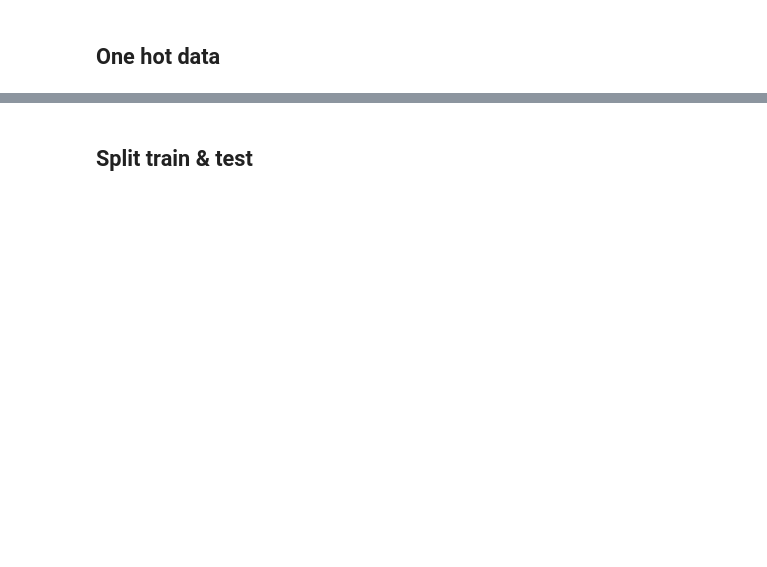
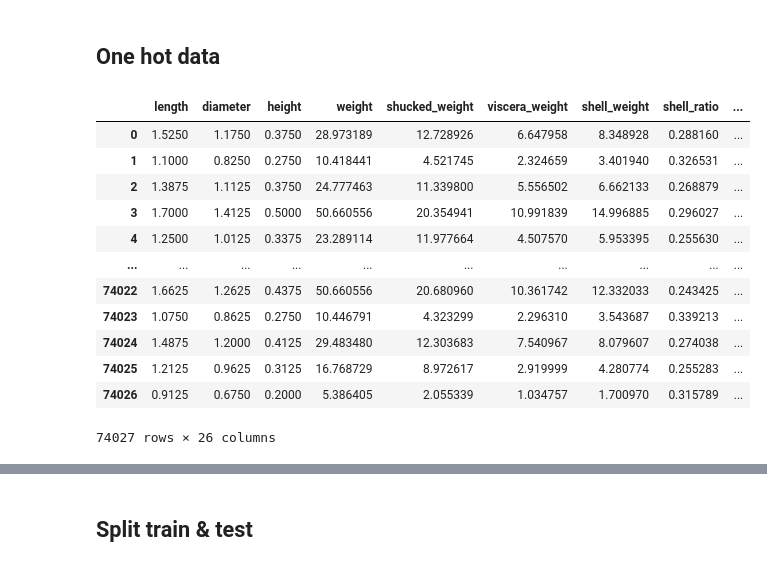
Before and after one commit to 2ThuyThuy/kaggle_reseach, a Jupyter notebook: regression_crab_age/create pipeline processing model.ipynb, the cells around one changed output, grey strips where cells are left out. Cells and saved outputs as stored; diff of their text form; code cells hidden in the pictures; blank space fills up the shorter version.

```diff
--- a/regression_crab_age/create pipeline processing model.ipynb
+++ b/regression_crab_age/create pipeline processing model.ipynb
@@ -22,0 +123,16 @@ X = df_train.drop(["id","Age"], axis=1)
+# %%
+X
+# %% [output]
+|  | length | diameter | height | weight | shucked_weight | viscera_weight | shell_weight | shell_ratio | ... |
+| 0 | 1.5250 | 1.1750 | 0.3750 | 28.973189 | 12.728926 | 6.647958 | 8.348928 | 0.288160 | ... |
+| 1 | 1.1000 | 0.8250 | 0.2750 | 10.418441 | 4.521745 | 2.324659 | 3.401940 | 0.326531 | ... |
+| 2 | 1.3875 | 1.1125 | 0.3750 | 24.777463 | 11.339800 | 5.556502 | 6.662133 | 0.268879 | ... |
+| 3 | 1.7000 | 1.4125 | 0.5000 | 50.660556 | 20.354941 | 10.991839 | 14.996885 | 0.296027 | ... |
+| 4 | 1.2500 | 1.0125 | 0.3375 | 23.289114 | 11.977664 | 4.507570 | 5.953395 | 0.255630 | ... |
+| ... | ... | ... | ... | ... | ... | ... | ... | ... | ... |
+| 74022 | 1.6625 | 1.2625 | 0.4375 | 50.660556 | 20.680960 | 10.361742 | 12.332033 | 0.243425 | ... |
+| 74023 | 1.0750 | 0.8625 | 0.2750 | 10.446791 | 4.323299 | 2.296310 | 3.543687 | 0.339213 | ... |
+| 74024 | 1.4875 | 1.2000 | 0.4125 | 29.483480 | 12.303683 | 7.540967 | 8.079607 | 0.274038 | ... |
+| 74025 | 1.2125 | 0.9625 | 0.3125 | 16.768729 | 8.972617 | 2.919999 | 4.280774 | 0.255283 | ... |
+| 74026 | 0.9125 | 0.6750 | 0.2000 | 5.386405 | 2.055339 | 1.034757 | 1.700970 | 0.315789 | ... |
+74027 rows × 26 columns
```
Also changed, not shown: parts of 55 cells of this notebook, 3 other files.
